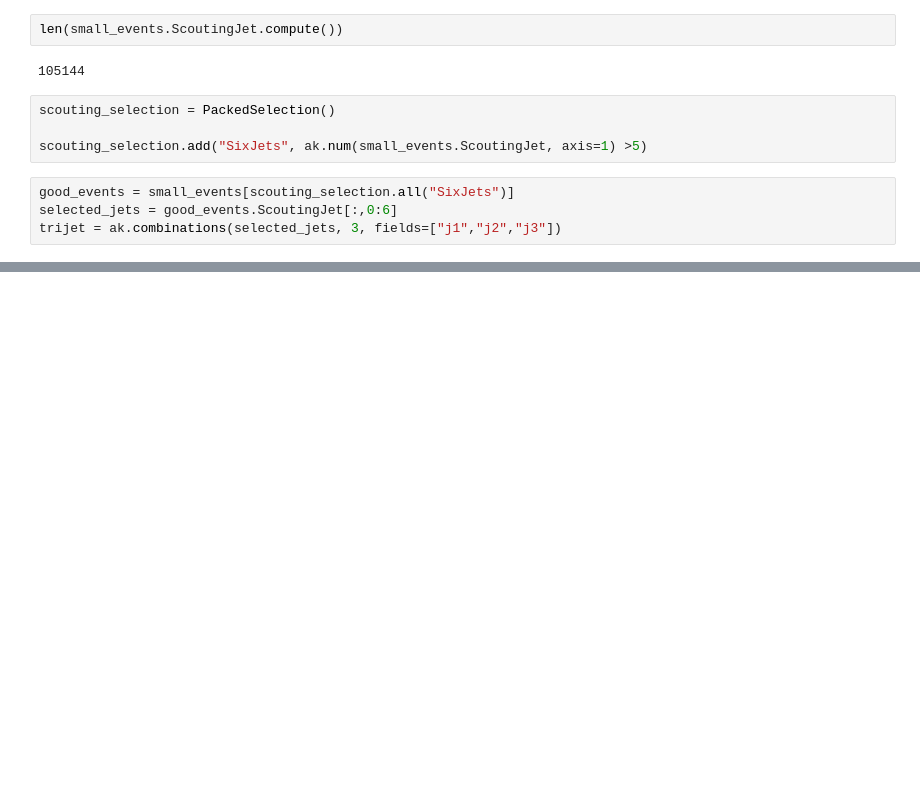
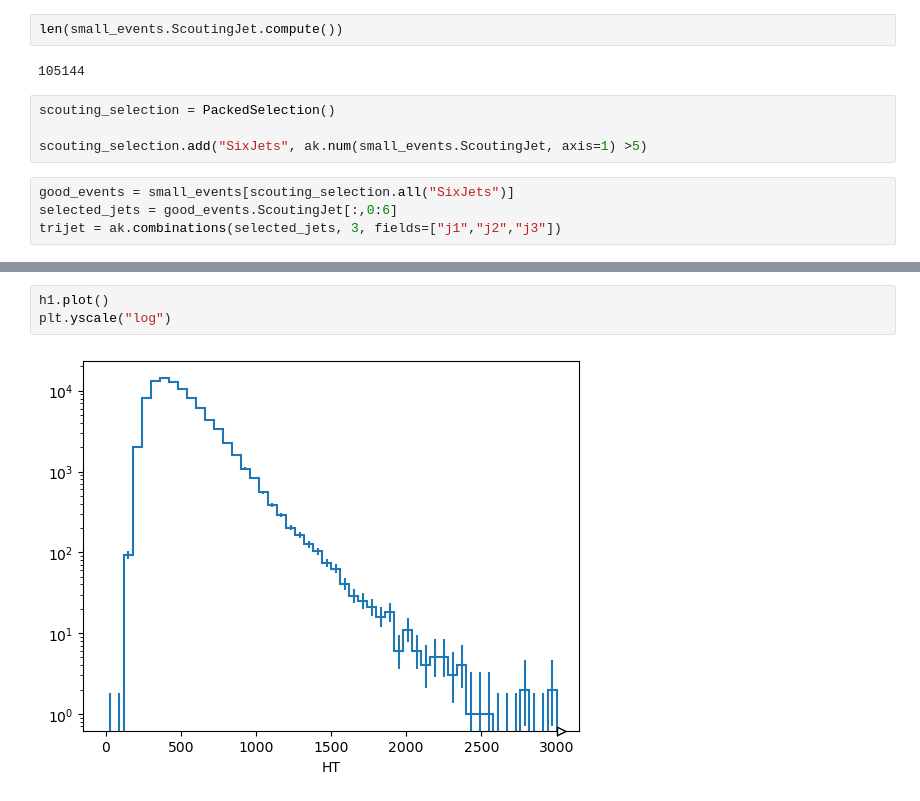
Before and after one commit to akanugan/MultiJets, a Jupyter notebook: run3_ntuplizer.ipynb, the cells around one changed output, grey strips where cells are left out. Saved outputs shown, nothing was run; the diff lists cells and outputs as text; blank space fills up the shorter version.

```diff
--- a/run3_ntuplizer.ipynb
+++ b/run3_ntuplizer.ipynb
@@ -86,0 +123,5 @@ good_events["Trijet"] = ak.zip(
+# %%
+h1.plot()
+plt.yscale("log")
+# %% [output]
+[figure, added]
```
Also changed, not shown: parts of 12 cells of this notebook.
